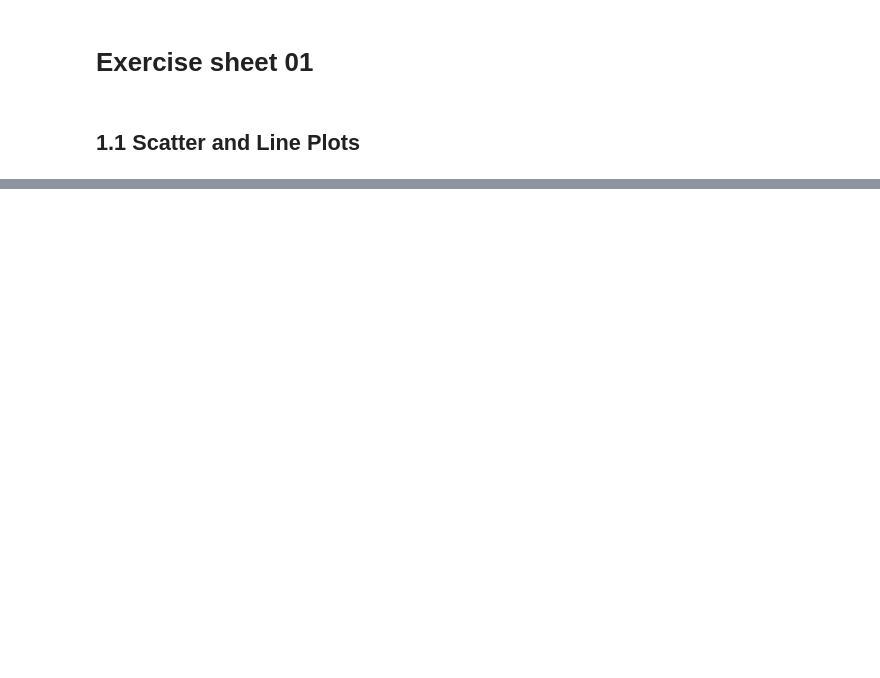
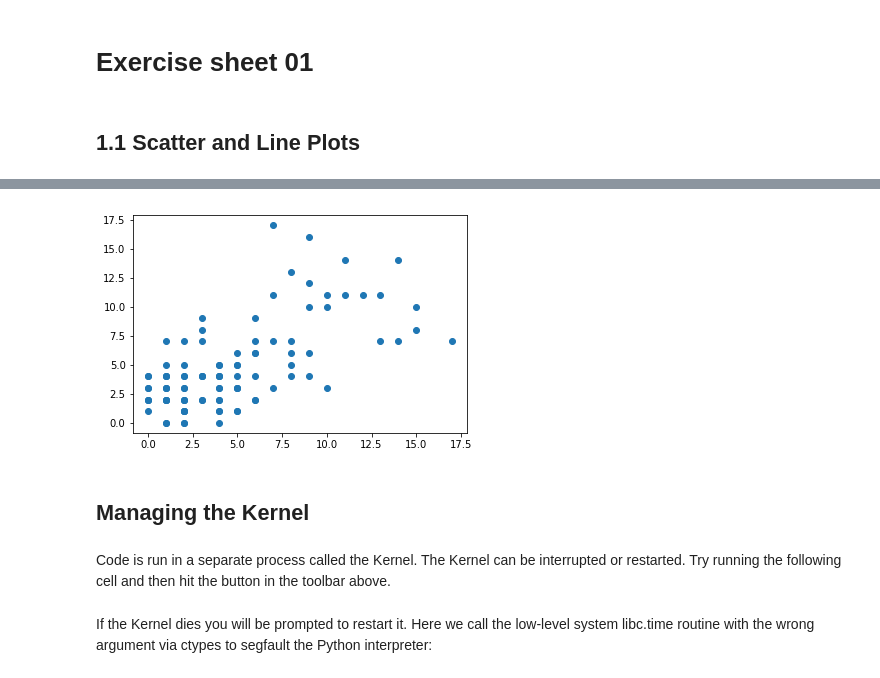
Before and after one commit to davidmunkacsi93/machine-intelligence, a Jupyter notebook: 01_Data_Processing/01_Solution/01_sheet.ipynb, the cells around one changed output, grey strips where cells are left out. Saved outputs shown, nothing was run; the diff lists cells and outputs as text; code cells hidden in the pictures; blank space fills up the shorter version.

```diff
--- a/01_Data_Processing/01_Solution/01_sheet.ipynb
+++ b/01_Data_Processing/01_Solution/01_sheet.ipynb
@@ -27,0 +21,9 @@ plt.show()
+# %%
+plt.scatter(data['V1'], data['V2'])
+plt.show()
+# %% [output]
+[figure, added]
+# %% [markdown]
+## Managing the Kernel
+# %% [markdown]
+Code is run in a separate process called the Kernel.  The Kernel can be interrupted or restarted.  Try running the following cell and then hit the <button class='btn btn-default btn-xs'><i class='icon-stop fa fa-stop'></i></button> button in the toolbar above.
@@ -27,0 +33,3 @@ plt.show()
+# %% [markdown]
+If the Kernel dies you will be prompted to restart it. Here we call the low-level system libc.time routine with the wrong argument via
+ctypes to segfault the Python interpreter:
```
Also changed, not shown: parts of 21 cells of this notebook.
